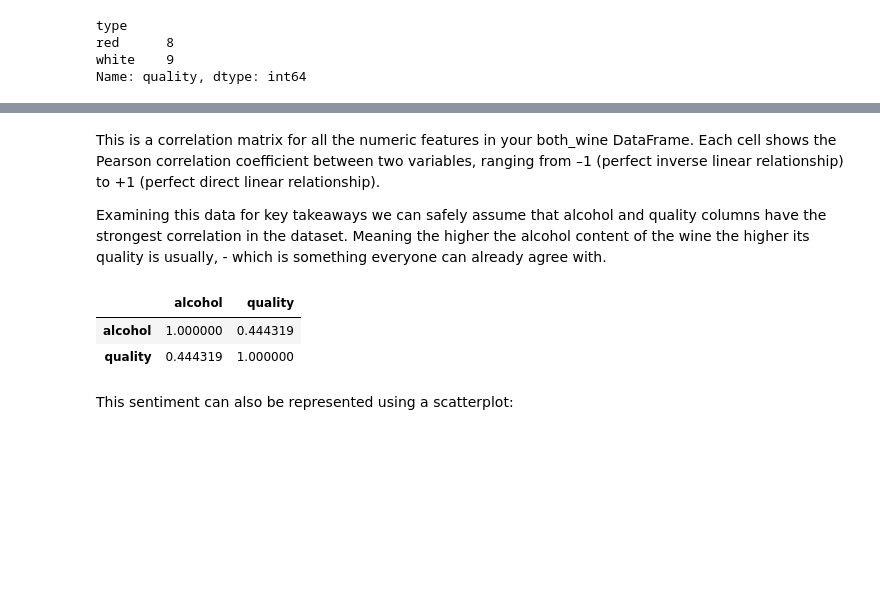
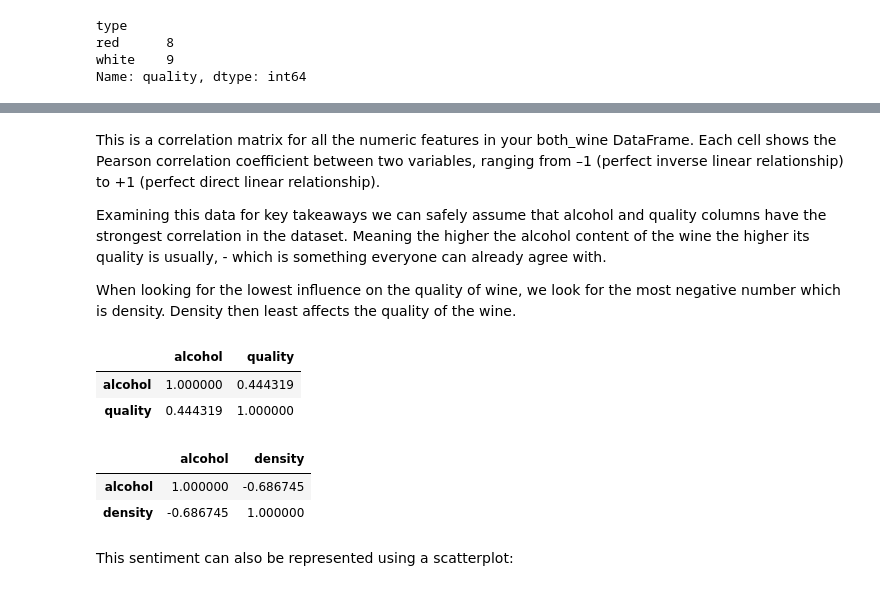
Before and after one commit to Scrabble30/MP1-Data-Exploration, a Jupyter notebook: WineWork/Wines.ipynb, the cells around one changed output, grey strips where cells are left out. Cells and saved outputs as stored; diff of their text form; code cells hidden in the pictures; blank space fills up the shorter version.

```diff
--- a/WineWork/Wines.ipynb
+++ b/WineWork/Wines.ipynb
@@ -71,12 +58,20 @@ both_wine.drop(columns='type_code').corr(numeric_only=True)
 This is a correlation matrix for all the numeric features in your both_wine DataFrame. Each cell shows the Pearson correlation coefficient between two variables, ranging from –1 (perfect inverse linear relationship) to +1 (perfect direct linear relationship).
 
 Examining this data for key takeaways we can safely assume that alcohol and quality columns have the strongest correlation in the dataset. Meaning the higher the alcohol content of the wine the higher its quality is usually, - which is something everyone can already agree with.
+
+When looking for the lowest influence on the quality of wine, we look for the most negative number which is density. Density then least affects the quality of the wine.
 # %%
 both_wine[['alcohol', 'quality']].corr()
 # %% [output]
 |  | alcohol | quality |
 | alcohol | 1.000000 | 0.444319 |
 | quality | 0.444319 | 1.000000 |
+# %%
+both_wine[['alcohol', 'density']].corr()
+# %% [output]
+|  | alcohol | density |
+| alcohol | 1.000000 | -0.686745 |
+| density | -0.686745 | 1.000000 |
 # %% [markdown]
 This sentiment can also be represented using a scatterplot:
 # %%
```
Also changed, not shown: parts of 3 cells of this notebook.
